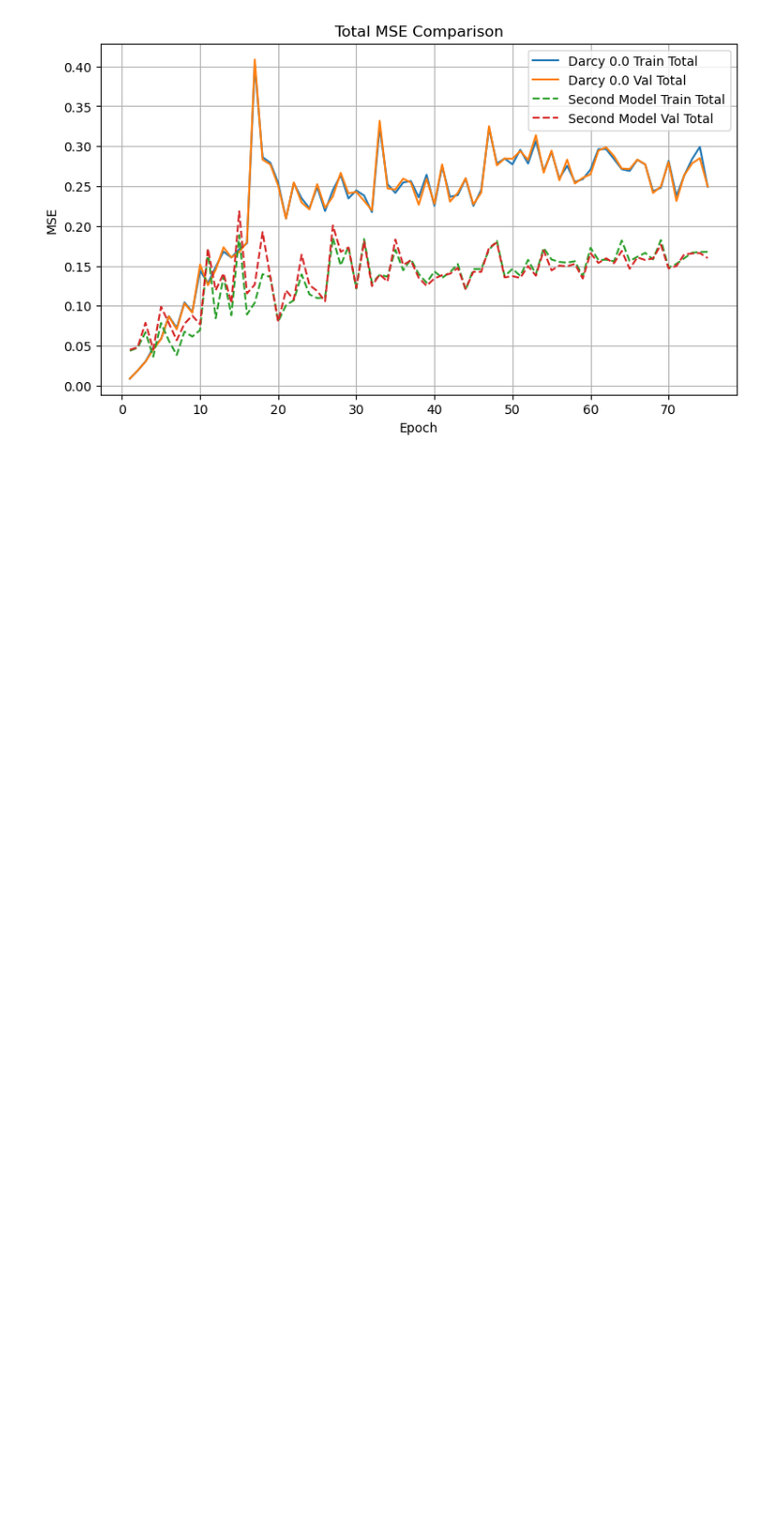
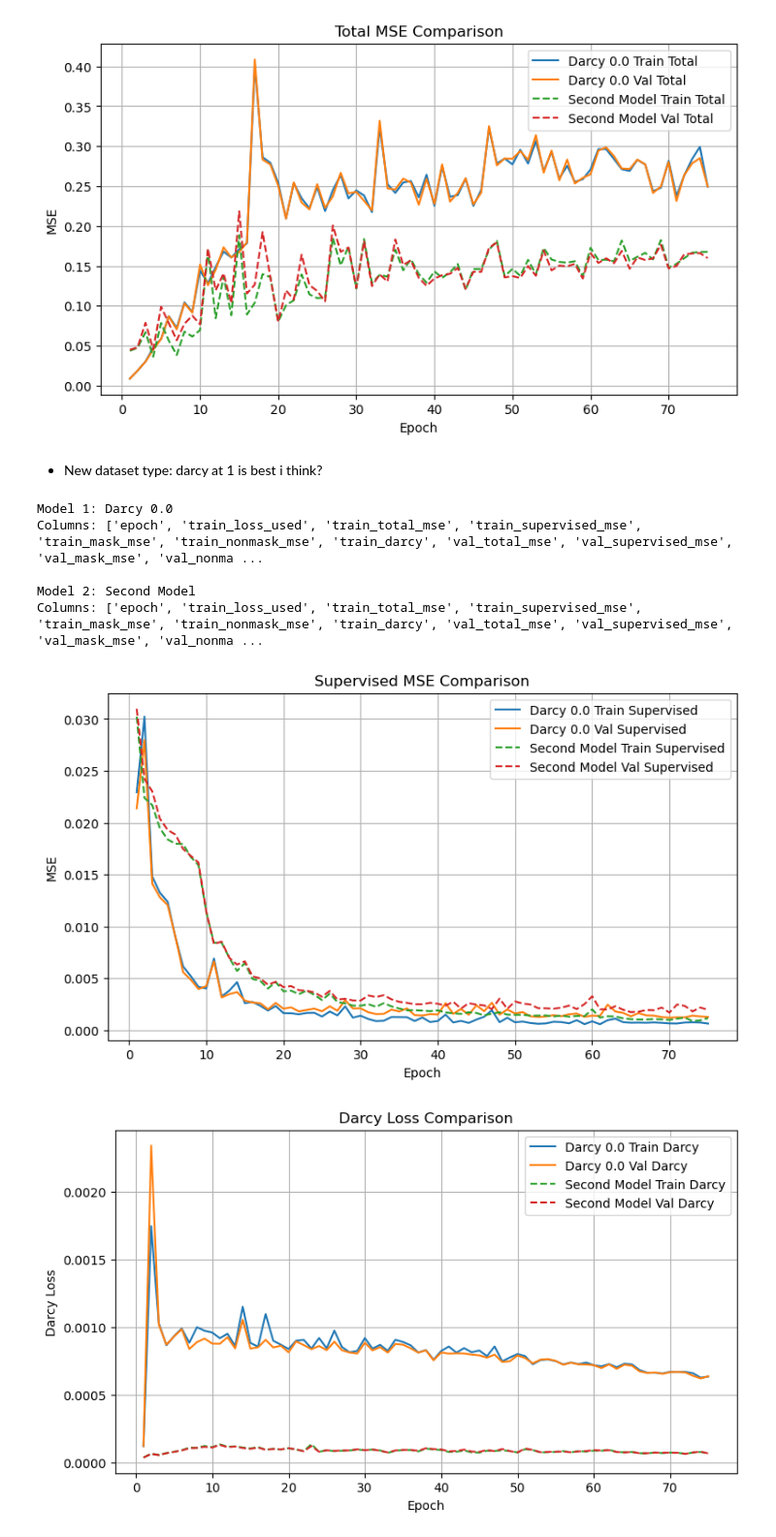
Before and after one commit to JadenLews/Learning, a Jupyter notebook: DeepLearn/physics/0506_analysis_model_compare.ipynb, the cells around one changed output. Shown at 97% size. Cells and saved outputs as stored; diff of their text form; code cells hidden in the pictures; blank space fills up the shorter version.

```diff
--- a/DeepLearn/physics/0506_analysis_model_compare.ipynb
+++ b/DeepLearn/physics/0506_analysis_model_compare.ipynb
@@ -196,3 +196,30 @@ Columns: ['epoch', 'train_loss_used', 'train_total_mse', 'train_supervised_mse',
 [figure]
 [figure]
 [figure]
+# %% [markdown]
+* New dataset type: darcy at 1 is best i think?
+# %%
+path1 = (
+    "recent_analysis/physics_tests/border_pressure/"
+    "border_pressure_physics_limited_splitnet_attn_darcy_0p1_history.csv"
+)
+
+path2 = (
+    "recent_analysis/physics_tests/border_pressure/"
+    "border_pressure_physics_limited_splitnet_attn_darcy_1p0_history.csv"
+)
+
+compare_histories(
+    path1,
+    path2,
+    label1="Darcy 0.0",
+    label2="Second Model"
+)
+# %% [output]
+Model 1: Darcy 0.0
+Columns: ['epoch', 'train_loss_used', 'train_total_mse', 'train_supervised_mse', 'train_mask_mse', 'train_nonmask_mse', 'train_darcy', 'val_total_mse', 'val_supervised_mse', 'val_mask_mse', 'val_nonma ...
+
+Model 2: Second Model
+Columns: ['epoch', 'train_loss_used', 'train_total_mse', 'train_supervised_mse', 'train_mask_mse', 'train_nonmask_mse', 'train_darcy', 'val_total_mse', 'val_supervised_mse', 'val_mask_mse', 'val_nonma ...
+[figure, added]
+[figure, added]
```
Also changed, not shown: parts of 5 cells of this notebook, 16 other files.
